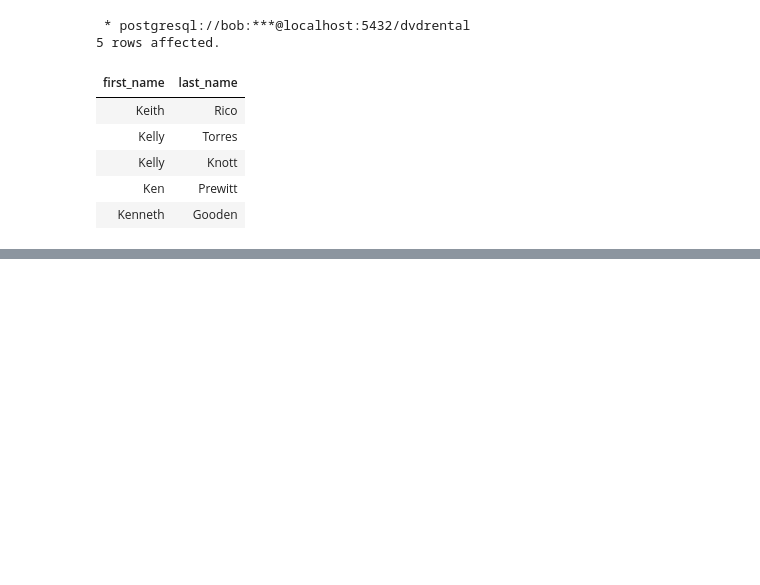
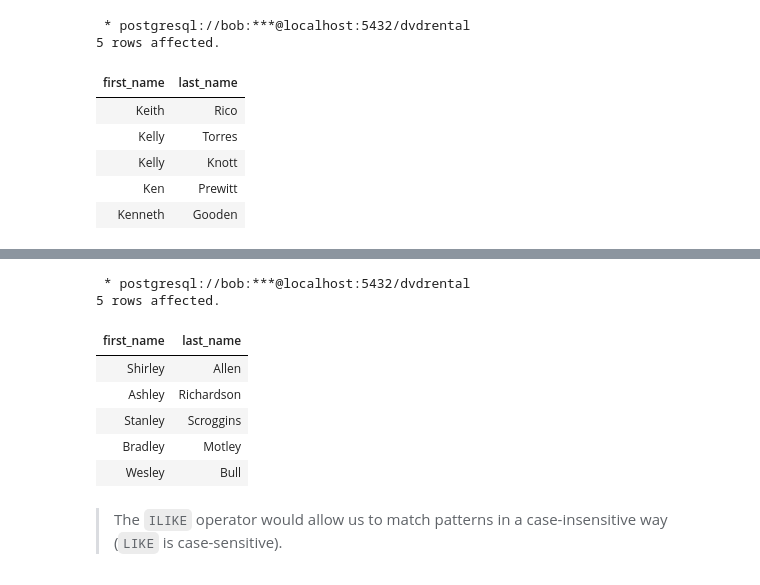
Before and after one commit to lifeBalance/sql-lab, a Jupyter notebook: book/select-statement.ipynb, the cells around one changed output, grey strips where cells are left out. Saved outputs shown, nothing was run; the diff lists cells and outputs as text; code cells hidden in the pictures; blank space fills up the shorter version.

```diff
--- a/book/select-statement.ipynb
+++ b/book/select-statement.ipynb
@@ -253,0 +330,16 @@ In the query above, we're pulling out all customers ordered by `first_name` in a
+# %%
+%%sql
+SELECT first_name, last_name
+FROM customer
+WHERE first_name LIKE '%ley';
+# %% [output]
+ * postgresql://bob:***@localhost:5432/dvdrental
+5 rows affected.
+| first_name | last_name |
+| Shirley | Allen |
+| Ashley | Richardson |
+| Stanley | Scroggins |
+| Bradley | Motley |
+| Wesley | Bull |
+# %% [markdown]
+> The `ILIKE` operator would allow us to match patterns in a case-insensitive way (`LIKE` is case-sensitive).
```
Also changed, not shown: parts of 10 cells of this notebook, 4 other files.
